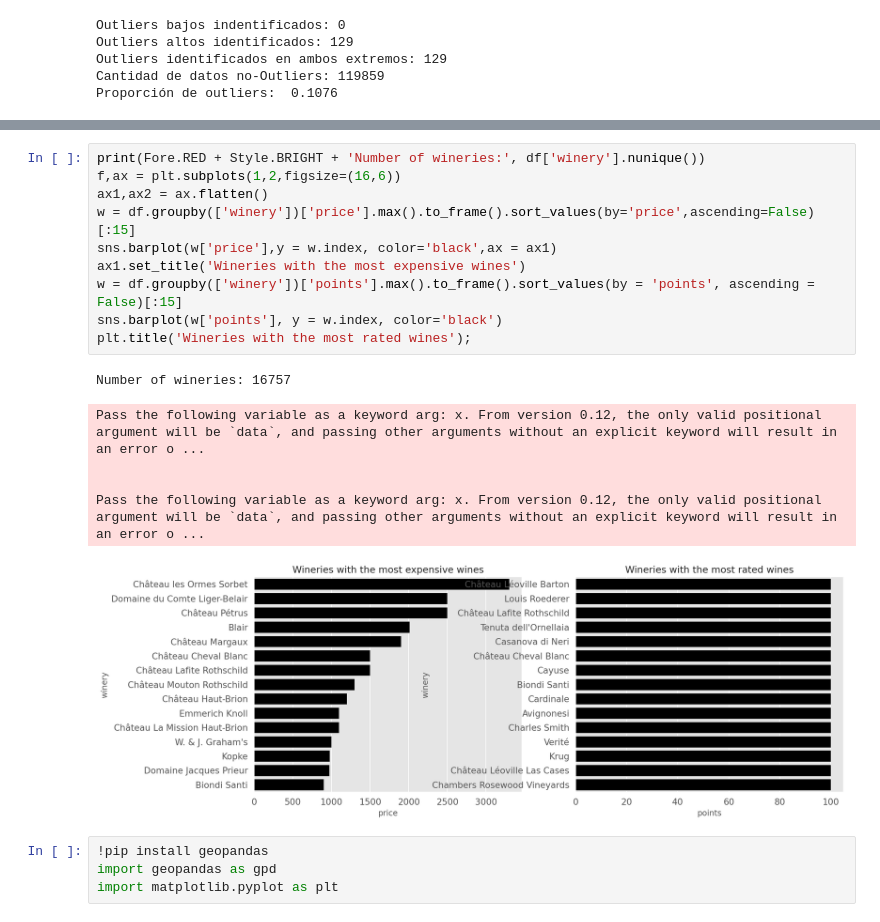
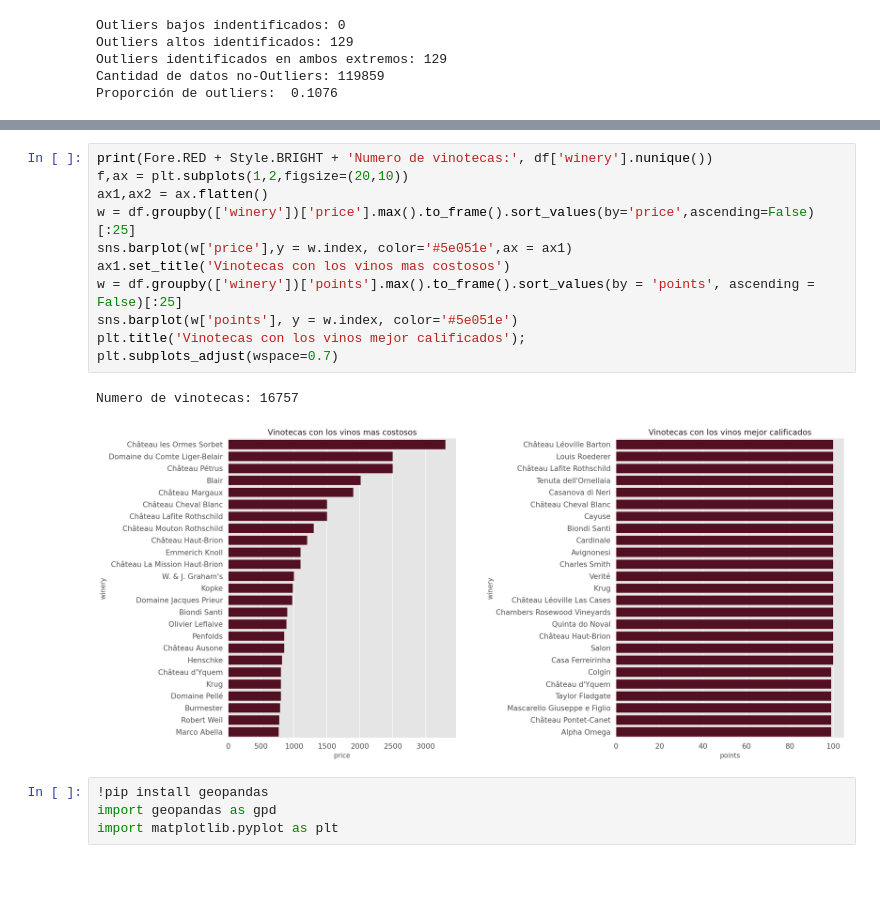
Before and after one commit to RodrigoExposito/EDA-Wine, a Jupyter notebook: EDA_Wines+recomendation.ipynb, the cells around one changed output, grey strips where cells are left out. Saved outputs shown, nothing was run; the diff lists cells and outputs as text; blank space fills up the shorter version.

```diff
--- a/EDA_Wines+recomendation.ipynb
+++ b/EDA_Wines+recomendation.ipynb
@@ -374,20 +380,17 @@ Pass the following variable as a keyword arg: x. From version 0.12, the only val
 # %%
-print(Fore.RED + Style.BRIGHT + 'Number of wineries:', df['winery'].nunique())
-f,ax = plt.subplots(1,2,figsize=(16,6))
+print(Fore.RED + Style.BRIGHT + 'Numero de vinotecas:', df['winery'].nunique())
+f,ax = plt.subplots(1,2,figsize=(20,10))
 ax1,ax2 = ax.flatten()
-w = df.groupby(['winery'])['price'].max().to_frame().sort_values(by='price',ascending=False)[:15]
-sns.barplot(w['price'],y = w.index, color='black',ax = ax1)
-ax1.set_title('Wineries with the most expensive wines')
-w = df.groupby(['winery'])['points'].max().to_frame().sort_values(by = 'points', ascending = False)[:15]
-sns.barplot(w['points'], y = w.index, color='black')
-plt.title('Wineries with the most rated wines');
+w = df.groupby(['winery'])['price'].max().to_frame().sort_values(by='price',ascending=False)[:25]
+sns.barplot(w['price'],y = w.index, color='#5e051e',ax = ax1)
+ax1.set_title('Vinotecas con los vinos mas costosos')
+w = df.groupby(['winery'])['points'].max().to_frame().sort_values(by = 'points', ascending = False)[:25]
+sns.barplot(w['points'], y = w.index, color='#5e051e')
+plt.title('Vinotecas con los vinos mejor calificados');
+plt.subplots_adjust(wspace=0.7)
 # %% [output]
-Number of wineries: 16757
+Numero de vinotecas: 16757
-Pass the following variable as a keyword arg: x. From version 0.12, the only valid positional argument will be `data`, and passing other arguments without an explicit keyword will result in an error o ...
-
-
-Pass the following variable as a keyword arg: x. From version 0.12, the only valid positional argument will be `data`, and passing other arguments without an explicit keyword will result in an error o ...
-[figure, old version]
+[figure, new version]
 # %%
 !pip install geopandas
 import geopandas as gpd
```
Also changed, not shown: parts of 12 cells of this notebook.
